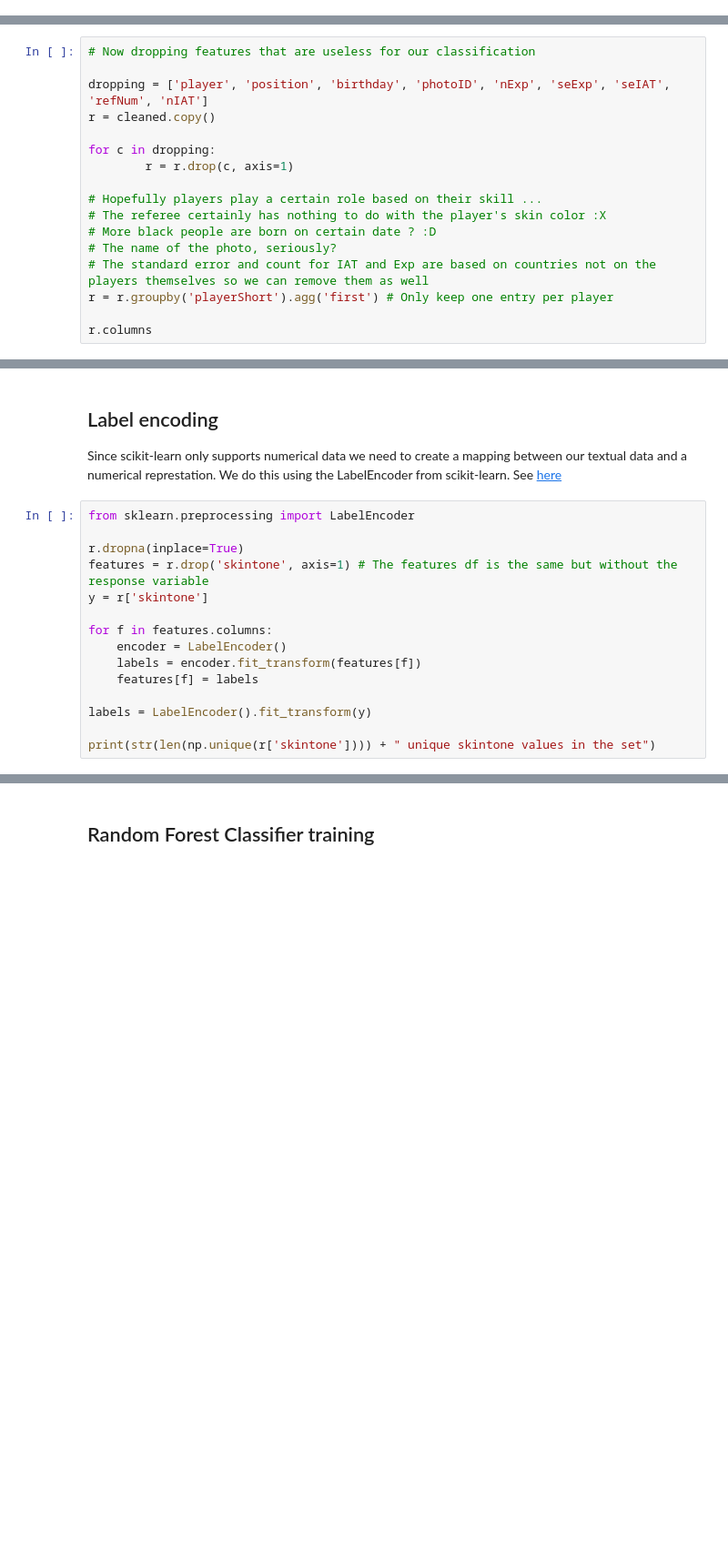
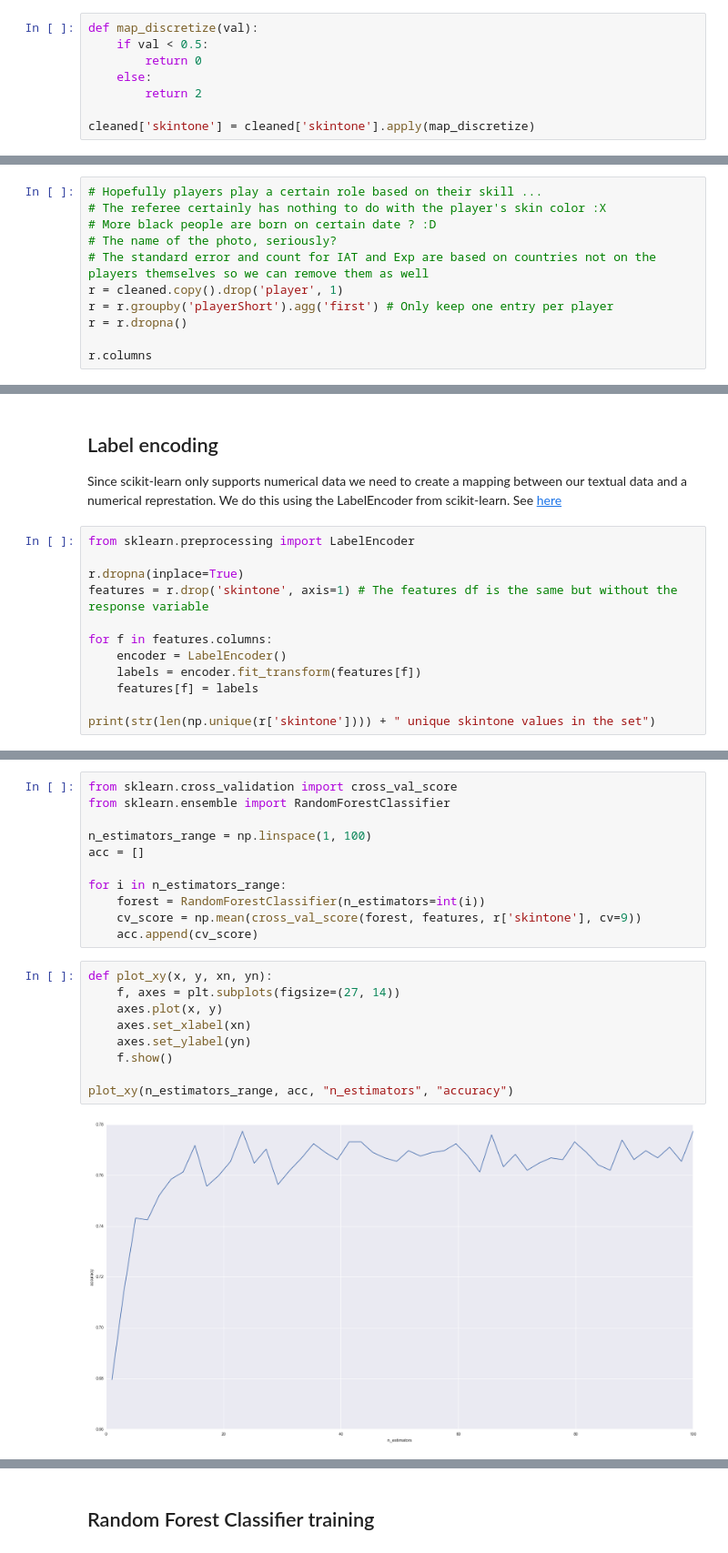
Before and after one commit to SolalPirelli/ADA2016, a Jupyter notebook: 04 - Applied ML/04 - Applied ML.ipynb, the cells around one changed output, grey strips where cells are left out. Shown: that part at 91% size. Drawn from its saved outputs; the diff is of its cells as text; blank space fills up the shorter version.

Commit message:
Brought the accuracy up to 75%

```diff
--- a/04 - Applied ML/04 - Applied ML.ipynb
+++ b/04 - Applied ML/04 - Applied ML.ipynb
@@ -190,3 +125,11 @@ We are now reasonably confident that we have a cleaned dataset and we proceed to
+# %%
+def map_discretize(val):
+    if val < 0.5:
+        return 0
+    else:
+        return 2
+
+cleaned['skintone'] = cleaned['skintone'].apply(map_discretize)
 # %% [markdown]
 Classification
 ============
@@ -198,18 +149,12 @@ We now delete a few features that seems completely unrelated to a player's skin
 # %%
-# Now dropping features that are useless for our classification
-
-dropping = ['player', 'position', 'birthday', 'photoID', 'nExp', 'seExp', 'seIAT', 'refNum', 'nIAT']
-r = cleaned.copy()
-
-for c in dropping:
-        r = r.drop(c, axis=1)
-
 # Hopefully players play a certain role based on their skill ...
 # The referee certainly has nothing to do with the player's skin color :X
 # More black people are born on certain date ? :D
 # The name of the photo, seriously?
 # The standard error and count for IAT and Exp are based on countries not on the players themselves so we can remove them as well
+r = cleaned.copy().drop('player', 1)
 r = r.groupby('playerShort').agg('first') # Only keep one entry per player
+r = r.dropna()
 
 r.columns
 # %% [output]
@@ -226,14 +172,11 @@ from sklearn.preprocessing import LabelEncoder
 
 r.dropna(inplace=True)
 features = r.drop('skintone', axis=1) # The features df is the same but without the response variable
-y = r['skintone']
 
 for f in features.columns:
     encoder = LabelEncoder()
     labels = encoder.fit_transform(features[f])
     features[f] = labels
 
-labels = LabelEncoder().fit_transform(y)
-
 print(str(len(np.unique(r['skintone']))) + " unique skintone values in the set")
 # %% [output]
@@ -241,0 +192,22 @@ print(str(len(np.unique(r['skintone']))) + " unique skintone values in the set")
+# %%
+from sklearn.cross_validation import cross_val_score
+from sklearn.ensemble import RandomForestClassifier
+
+n_estimators_range = np.linspace(1, 100)
+acc = []
+
+for i in n_estimators_range:
+    forest = RandomForestClassifier(n_estimators=int(i))
+    cv_score = np.mean(cross_val_score(forest, features, r['skintone'], cv=9))
+    acc.append(cv_score)
+# %%
+def plot_xy(x, y, xn, yn):
+    f, axes = plt.subplots(figsize=(27, 14))
+    axes.plot(x, y)
+    axes.set_xlabel(xn)
+    axes.set_ylabel(yn)
+    f.show()
+
+plot_xy(n_estimators_range, acc, "n_estimators", "accuracy")
+# %% [output]
+[figure, added]
```
Also changed, not shown: parts of 43 cells of this notebook.
